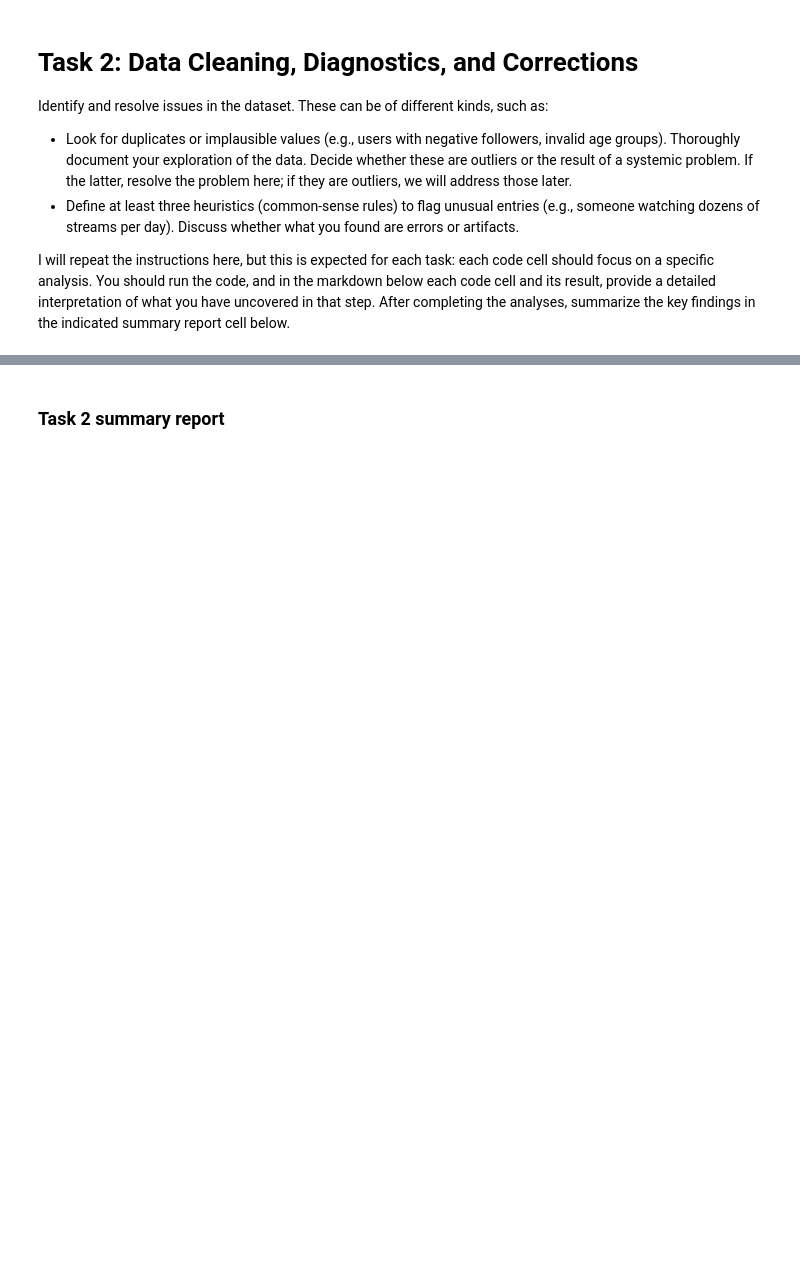
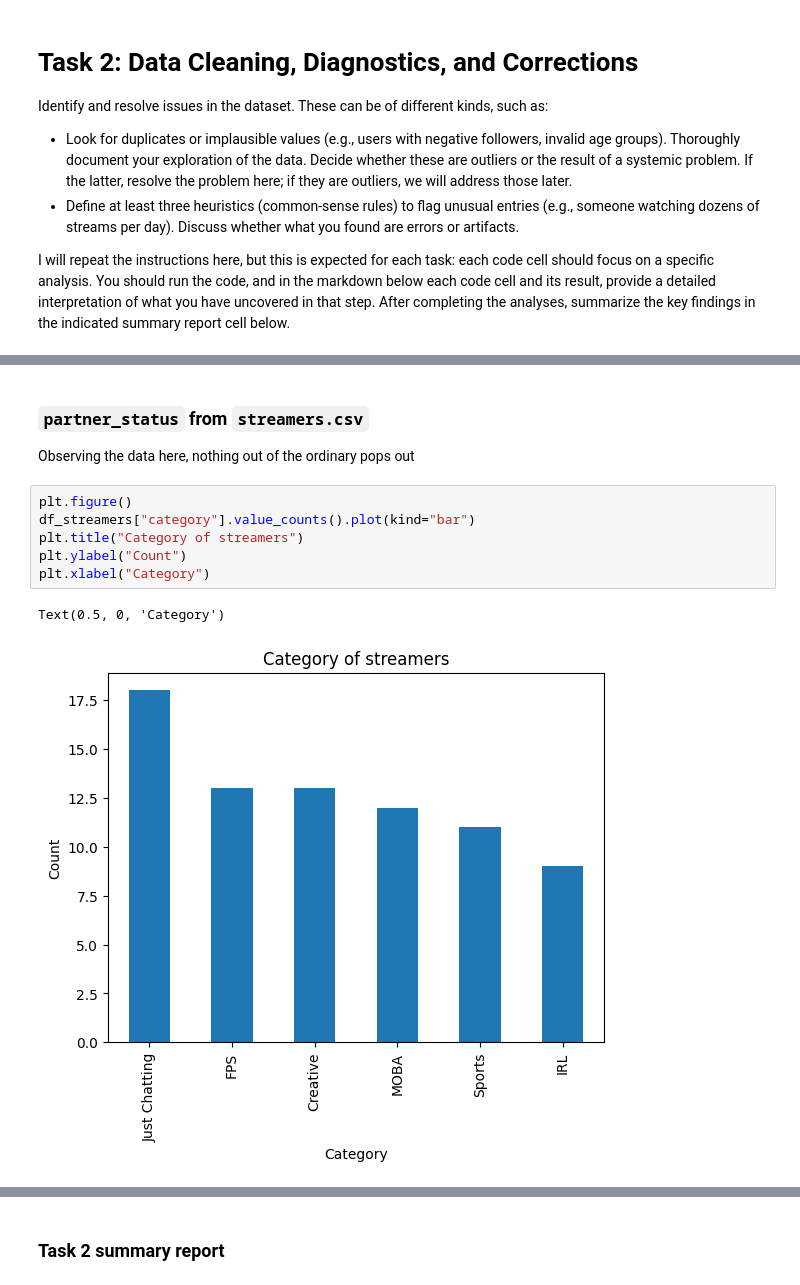
Before and after one commit to atifmmahmud/mahmud_atif_Assignment01, a Jupyter notebook: iat461_a1_atifm.ipynb, the cells around one changed output, grey strips where cells are left out. Drawn from its saved outputs; the diff is of its cells as text; blank space fills up the shorter version.

```diff
--- a/iat461_a1_atifm.ipynb
+++ b/iat461_a1_atifm.ipynb
@@ -338,0 +383,13 @@ I will repeat the instructions here, but this is expected for each task: each co
+# %% [markdown]
+### `partner_status` from `streamers.csv`
+
+Observing the data here, nothing out of the ordinary pops out
+# %%
+plt.figure()
+df_streamers["category"].value_counts().plot(kind="bar")
+plt.title("Category of streamers")
+plt.ylabel("Count")
+plt.xlabel("Category")
+# %% [output]
+Text(0.5, 0, 'Category')
+[figure, added]
```
Also changed, not shown: parts of 19 cells of this notebook.
